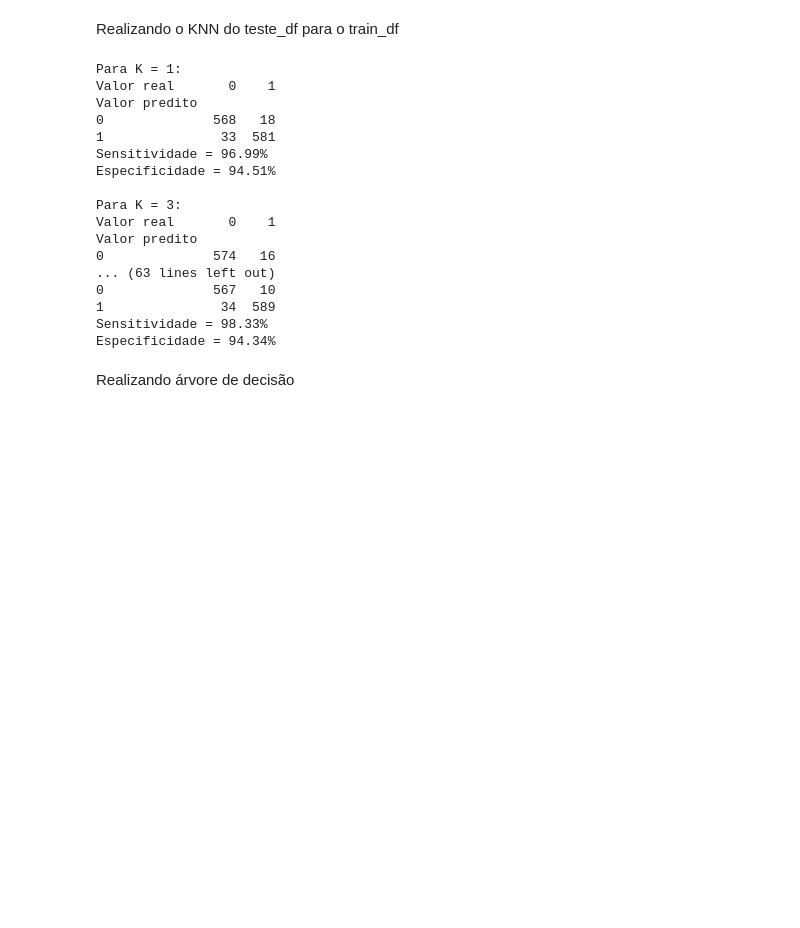
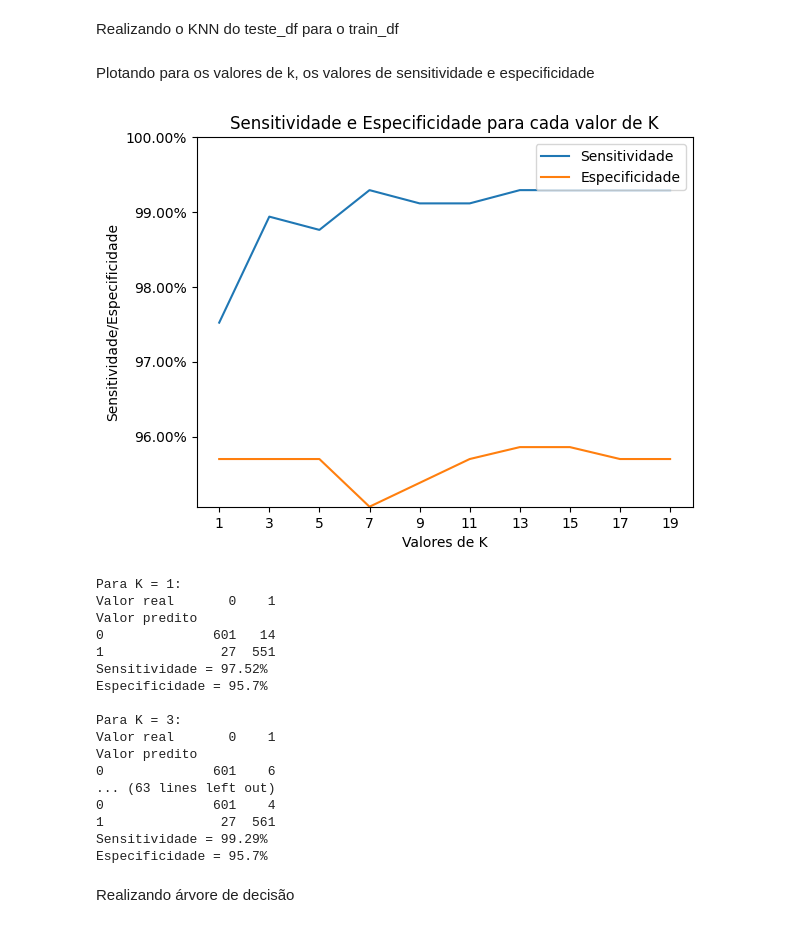
Before and after one commit to heitorfreitasferreira/UFU, a Jupyter notebook: mineracao/modelo.ipynb, the cells around one changed output. Drawn from its saved outputs; the diff is of its cells as text; code cells hidden in the pictures; blank space fills up the shorter version.

Commit message:
md: trabalho final, plotando sensitividade e especificidade para cada valor de k

```diff
--- a/mineracao/modelo.ipynb
+++ b/mineracao/modelo.ipynb
@@ -241,6 +246,43 @@ for _, test_row in test_rows.iterrows():
 
 for k in range(1, 20, 2):
     test_rows['result' + str(k)] = responses[k]
+# %% [markdown]
+Plotando para os valores de k, os valores de sensitividade e especificidade
+# %%
+from matplotlib.ticker import PercentFormatter
+
+
+x = list(responses.keys())
+y_senses = []
+y_especs = []
+
+for k in x:
+  crosstab = pd.crosstab(
+    test_rows['result' + str(k)],
+    sampled_df.loc[test_rows.index,]['result'],
+  )
+  vp = crosstab[1][1]
+  fp = crosstab[0][1]
+  vn = crosstab[0][0]
+  fn = crosstab[1][0]
+  sensitividade = (vp / (vp + fn)) * 100
+  especificidade = (vn / (vn + fp)) * 100
+  y_senses.append(sensitividade)
+  y_especs.append(especificidade)
+
+
+plt.plot(x, y_senses, label = "Sensitividade")
+plt.plot(x, y_especs, label = "Especificidade")
+plt.xlabel('Valores de K')
+plt.ylabel('Sensitividade/Especificidade')
+plt.ylim(min(y_senses + y_especs), 100)
+plt.gca().yaxis.set_major_formatter(PercentFormatter())
+plt.xticks(x)
+plt.title("Sensitividade e Especificidade para cada valor de K")
+plt.legend()
+plt.show()
+# %% [output]
+[figure, added]
 # %%
 for k in range(1, 20, 2):
     conf_mat = pd.crosstab(
@@ -264,20 +306,20 @@ for k in range(1, 20, 2):
 Para K = 1:
 Valor real       0    1
 Valor predito
-0              568   18
-1               33  581
-Sensitividade = 96.99%
-Especificidade = 94.51%
+0              601   14
+1               27  551
+Sensitividade = 97.52%
+Especificidade = 95.7%
 
 Para K = 3:
 Valor real       0    1
 Valor predito
-0              574   16
+0              601    6
 ... (63 lines left out)
-0              567   10
-1               34  589
-Sensitividade = 98.33%
-Especificidade = 94.34%
+0              601    4
+1               27  561
+Sensitividade = 99.29%
+Especificidade = 95.7%
 # %% [markdown]
 Realizando árvore de decisão
 # %%
```
Also changed, not shown: parts of 3 cells of this notebook, 1 other file.
